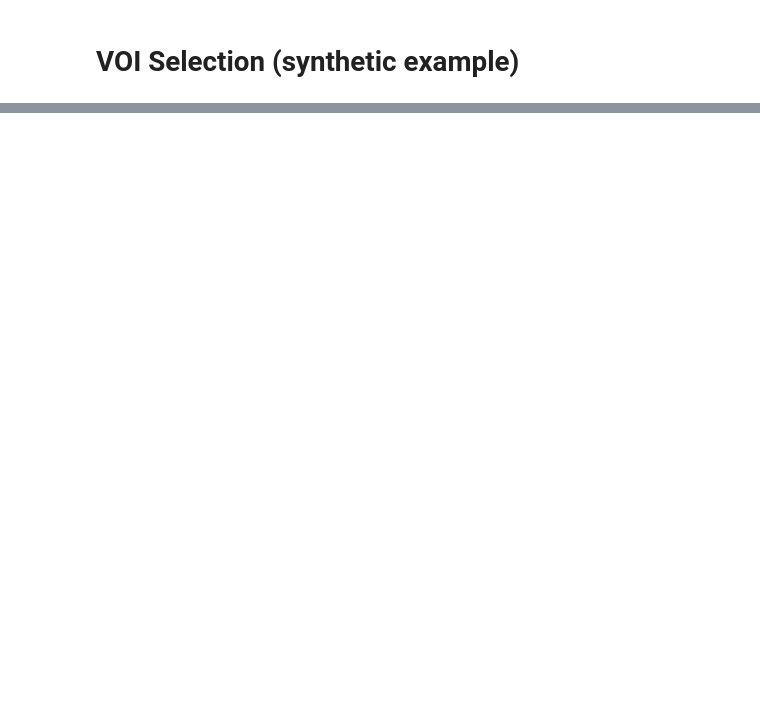
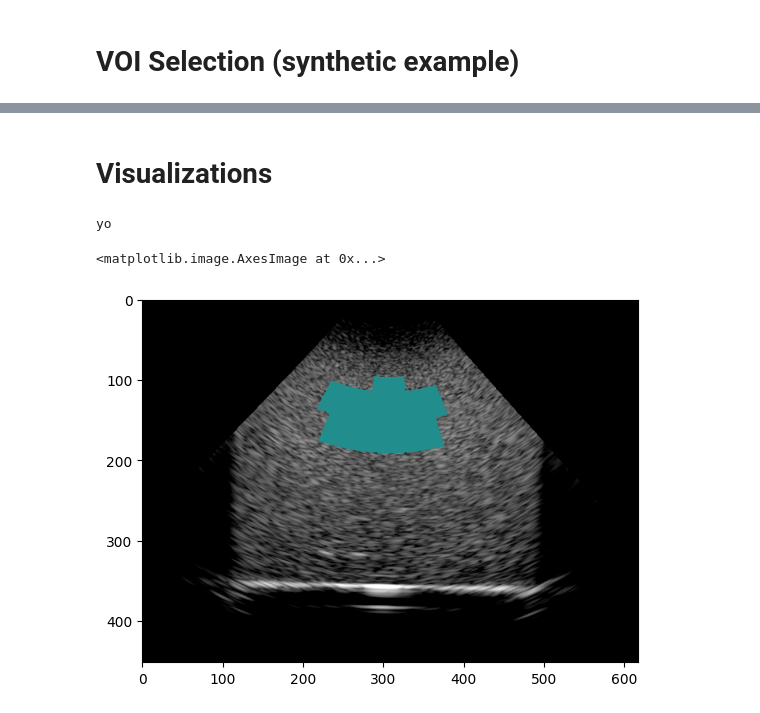
Before and after one commit to TUL-Dev/PyQuantUS, a Jupyter notebook: CLI-Demos/scPhilipsUtc3d.ipynb, the cells around one changed output, grey strips where cells are left out. Saved outputs shown, nothing was run; the diff lists cells and outputs as text; code cells hidden in the pictures; blank space fills up the shorter version.

```diff
--- a/CLI-Demos/scPhilipsUtc3d.ipynb
+++ b/CLI-Demos/scPhilipsUtc3d.ipynb
@@ -61,0 +77,19 @@ plt.imshow(imgData.scBmode[:, :, 100], cmap='gray')
+# %%
+ultrasoundImage = UltrasoundImage3d()
+ultrasoundImage.scBmode = imgData.scBmode
+ultrasoundImage.bmode = imgData.bMode
+ultrasoundImage.rf = imgData.rf
+ultrasoundImage.phantomRf = phantomData.rf
+ultrasoundImage.axialResRf = imgInfo.xResRF
+ultrasoundImage.lateralResRf = imgInfo.yResRF
+ultrasoundImage.coronalResRf = imgInfo.zResRF
+ultrasoundImage.coordMap3d = imgData.coordMap3d
+# %%
+utcAnalysis3d = UtcAnalysis3d()
+utcAnalysis3d.ultrasoundImage = ultrasoundImage
+utcAnalysis3d.scSegMask = voiMask
+utcAnalysis3d.config = config
+utcAnalysis3d.initAnalysisConfig()
+# %%
+utcAnalysis3d.refAttenuation = 0.5 # placeholder for attenuation coefficient at center freq (dB/cm/MHz)
+utcAnalysis3d.refBackScatterCoef = 10e-3 # placeholder for backscatter coefficient at center freq (cm^-1 sr^-1)
@@ -61,0 +122,2 @@ plt.imshow(imgData.scBmode[:, :, 100], cmap='gray')
+# %% [markdown]
+# Visualizations
@@ -61,0 +127,17 @@ plt.imshow(imgData.scBmode[:, :, 100], cmap='gray')
+# %%
+utcData3d = UtcData3D()
+utcData3d.utcAnalysis = utcAnalysis3d
+utcData3d.scParams = imgInfo.scParams
+# %%
+utcData3d.convertImagesToRGB()
+utcData3d.drawCmaps()
+utcData3d.scanConvertCmaps()
+# %% [output]
+yo
+# %%
+axFrame = 200
+
+plt.imshow(utcData3d.scMbfIm[:,:,axFrame])
+# %% [output]
+<matplotlib.image.AxesImage at 0x...>
+[figure, added]
```
Also changed, not shown: parts of 13 cells of this notebook, 8 other files.
